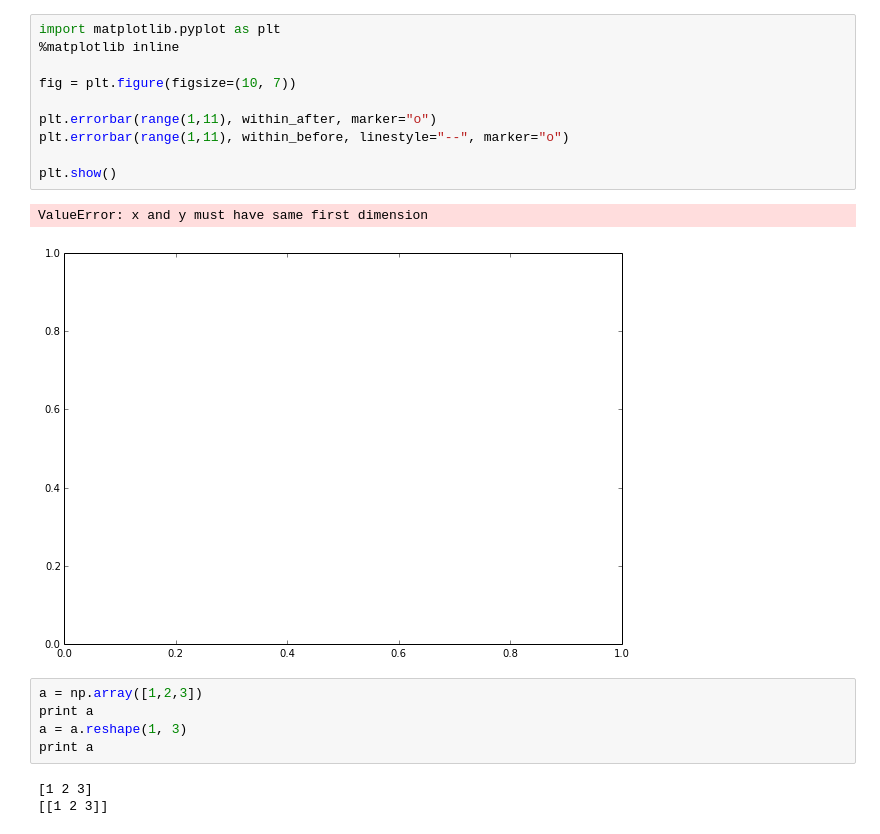
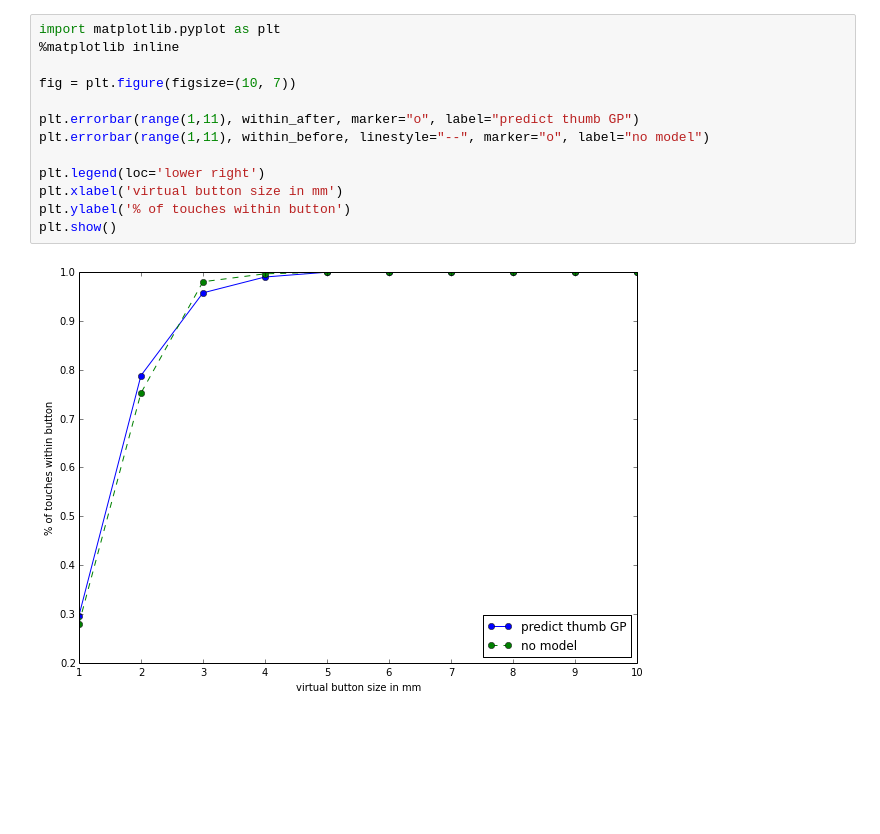
Before and after one commit to Vorte/Level5Project, a Jupyter notebook: notebooks/offsets/PredictThumbGP.ipynb, the cells around one changed output. Saved outputs shown, nothing was run; the diff lists cells and outputs as text; blank space fills up the shorter version.

```diff
--- a/notebooks/offsets/PredictThumbGP.ipynb
+++ b/notebooks/offsets/PredictThumbGP.ipynb
@@ -155,21 +167,15 @@ Mean MSE on y: 149.58
 # %%
 import matplotlib.pyplot as plt
 %matplotlib inline
 
 fig = plt.figure(figsize=(10, 7))
 
-plt.errorbar(range(1,11), within_after, marker="o")
-plt.errorbar(range(1,11), within_before, linestyle="--", marker="o")
+plt.errorbar(range(1,11), within_after, marker="o", label="predict thumb GP")
+plt.errorbar(range(1,11), within_before, linestyle="--", marker="o", label="no model")
 
+plt.legend(loc='lower right')
+plt.xlabel('virtual button size in mm')
+plt.ylabel('% of touches within button')
 plt.show()
 # %% [output]
-ValueError: x and y must have same first dimension
-[figure, old version]
+[figure, new version]
-# %%
-a = np.array([1,2,3])
-print a
-a = a.reshape(1, 3)
-print a
-# %% [output]
-[1 2 3]
-[[1 2 3]]
```
Also changed, not shown: parts of 4 cells of this notebook, 1 other file.
